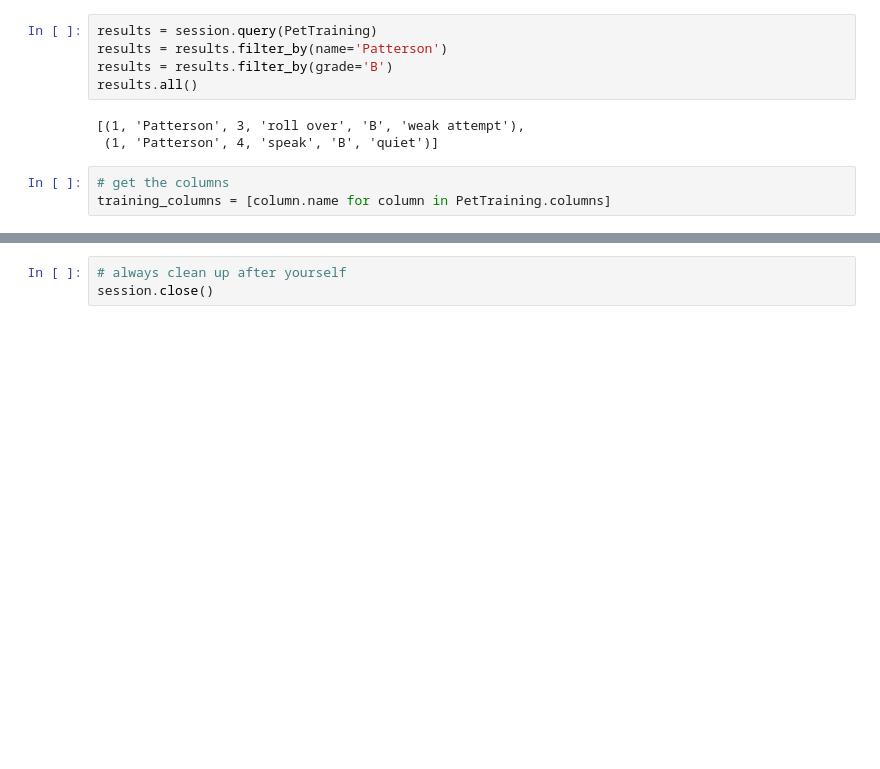
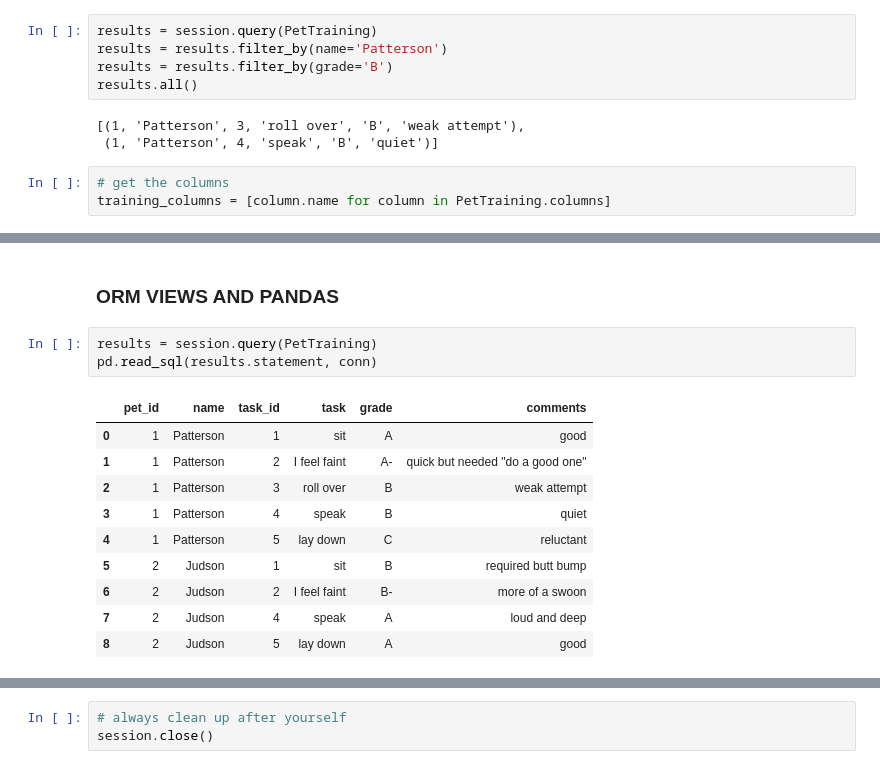
Before and after one commit to andersjh/sqlachemy_tutorials, a Jupyter notebook: 05_sqlalchemy_joins.ipynb, the cells around one changed output, grey strips where cells are left out. Drawn from its saved outputs; the diff is of its cells as text; blank space fills up the shorter version.

```diff
--- a/05_sqlalchemy_joins.ipynb
+++ b/05_sqlalchemy_joins.ipynb
@@ -282,0 +437,16 @@ WHERE 0 = 1
+# %% [markdown]
+### ORM VIEWS AND PANDAS
+# %%
+results = session.query(PetTraining)
+pd.read_sql(results.statement, conn)
+# %% [output]
+|  | pet_id | name | task_id | task | grade | comments |
+| 0 | 1 | Patterson | 1 | sit | A | good |
+| 1 | 1 | Patterson | 2 | I feel faint | A- | quick but needed "do a good one" |
+| 2 | 1 | Patterson | 3 | roll over | B | weak attempt |
+| 3 | 1 | Patterson | 4 | speak | B | quiet |
+| 4 | 1 | Patterson | 5 | lay down | C | reluctant |
+| 5 | 2 | Judson | 1 | sit | B | required butt bump |
+| 6 | 2 | Judson | 2 | I feel faint | B- | more of a swoon |
+| 7 | 2 | Judson | 4 | speak | A | loud and deep |
+| 8 | 2 | Judson | 5 | lay down | A | good |
```
Also changed, not shown: parts of 31 cells of this notebook.
